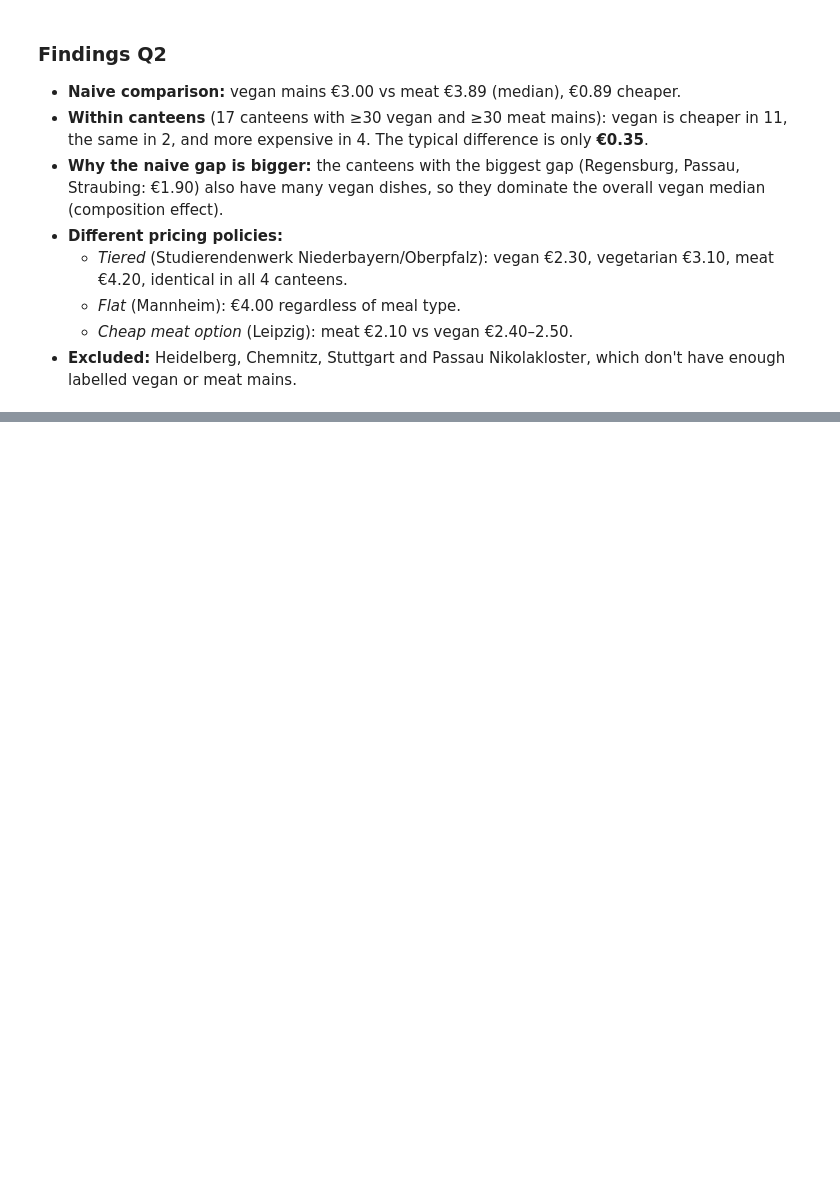
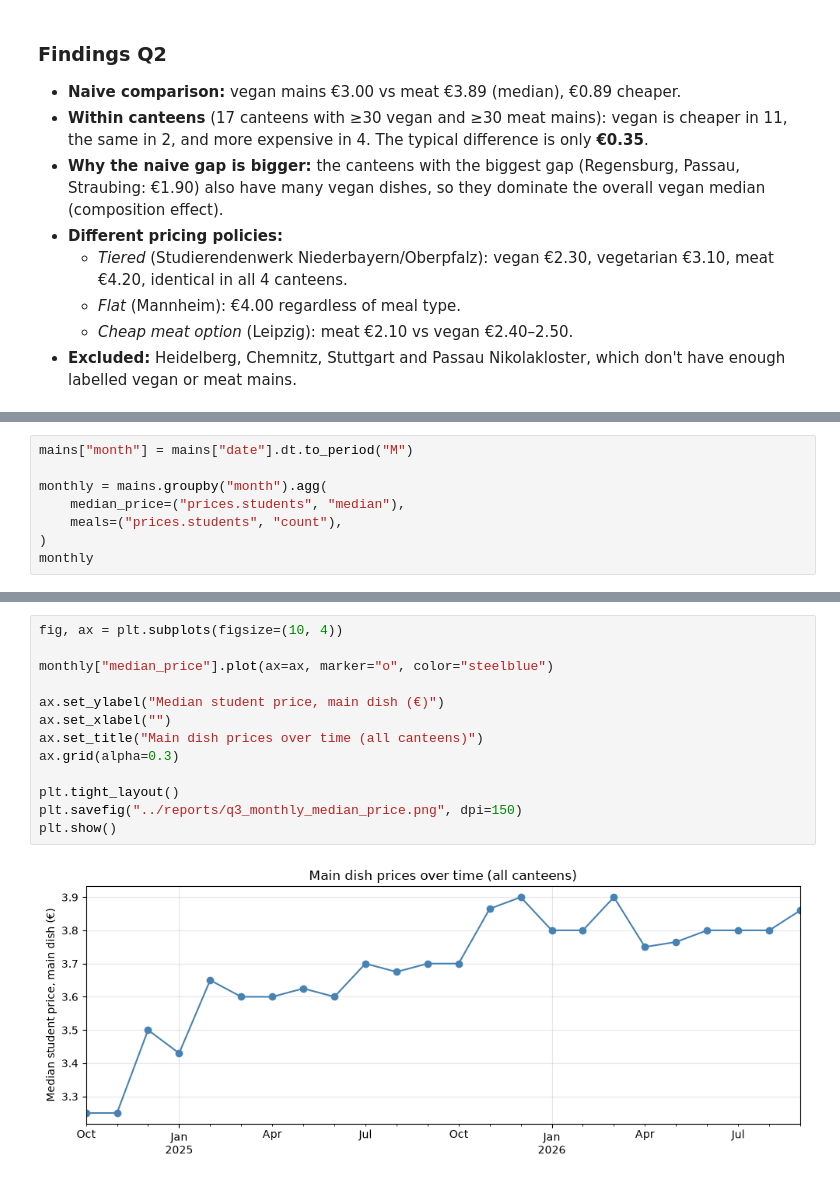
Before and after one commit to jasmeetkaurpelia/mensa-cost-of-living-analysis, a Jupyter notebook: notebooks/03_analysis.ipynb, the cells around one changed output, grey strips where cells are left out. Drawn from its saved outputs; the diff is of its cells as text; blank space fills up the shorter version.

Commit message:
Q3: price change over time, like-for-like comparison

```diff
--- a/notebooks/03_analysis.ipynb
+++ b/notebooks/03_analysis.ipynb
@@ -229,0 +234,8 @@ plt.show()
+# %%
+mains["month"] = mains["date"].dt.to_period("M")
+
+monthly = mains.groupby("month").agg(
+    median_price=("prices.students", "median"),
+    meals=("prices.students", "count"),
+)
+monthly
@@ -229,0 +261,15 @@ plt.show()
+# %%
+fig, ax = plt.subplots(figsize=(10, 4))
+
+monthly["median_price"].plot(ax=ax, marker="o", color="steelblue")
+
+ax.set_ylabel("Median student price, main dish (€)")
+ax.set_xlabel("")
+ax.set_title("Main dish prices over time (all canteens)")
+ax.grid(alpha=0.3)
+
+plt.tight_layout()
+plt.savefig("../reports/q3_monthly_median_price.png", dpi=150)
+plt.show()
+# %% [output]
+[figure, added]
```
Also changed, not shown: parts of 10 cells of this notebook, 2 other files.
